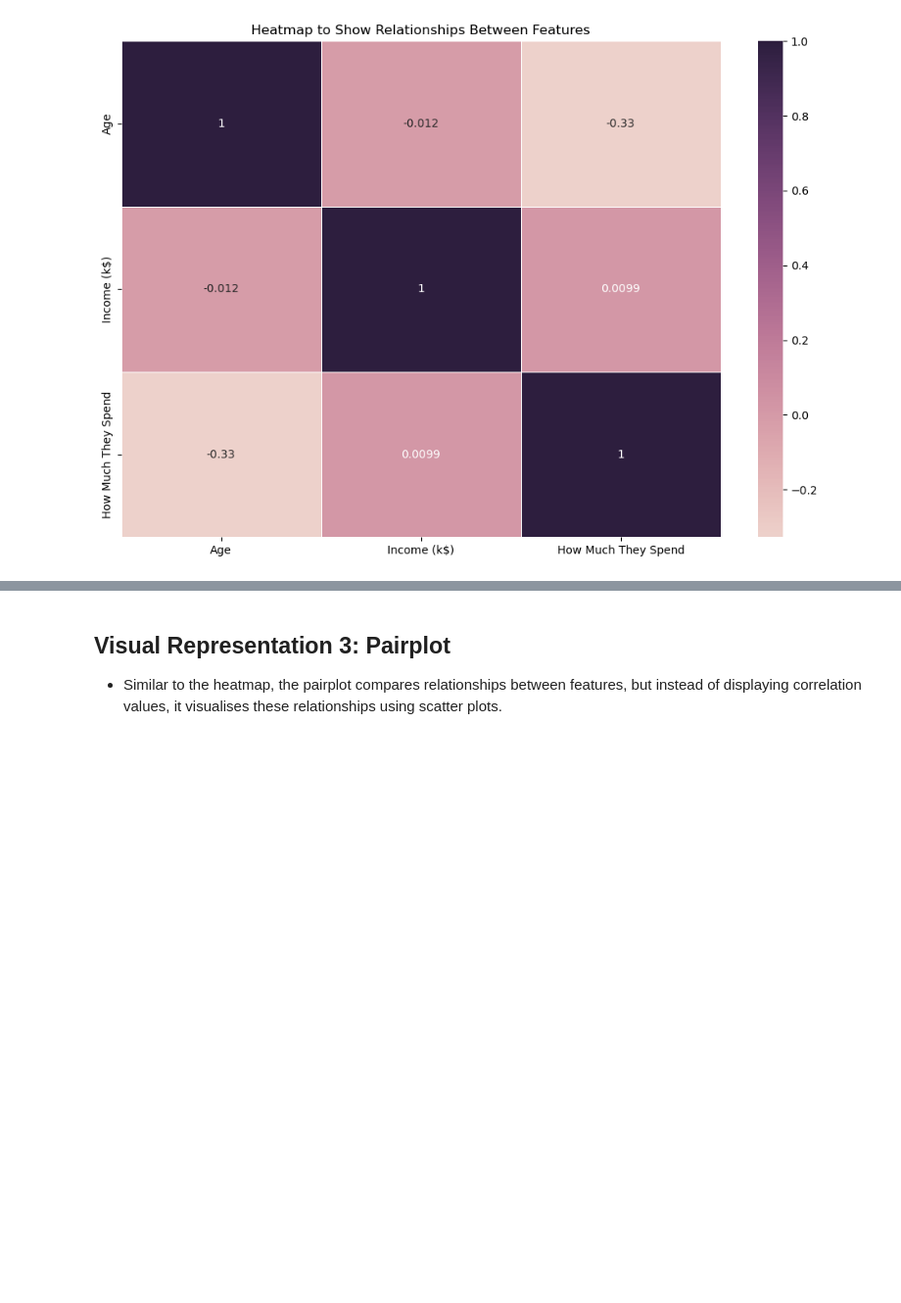
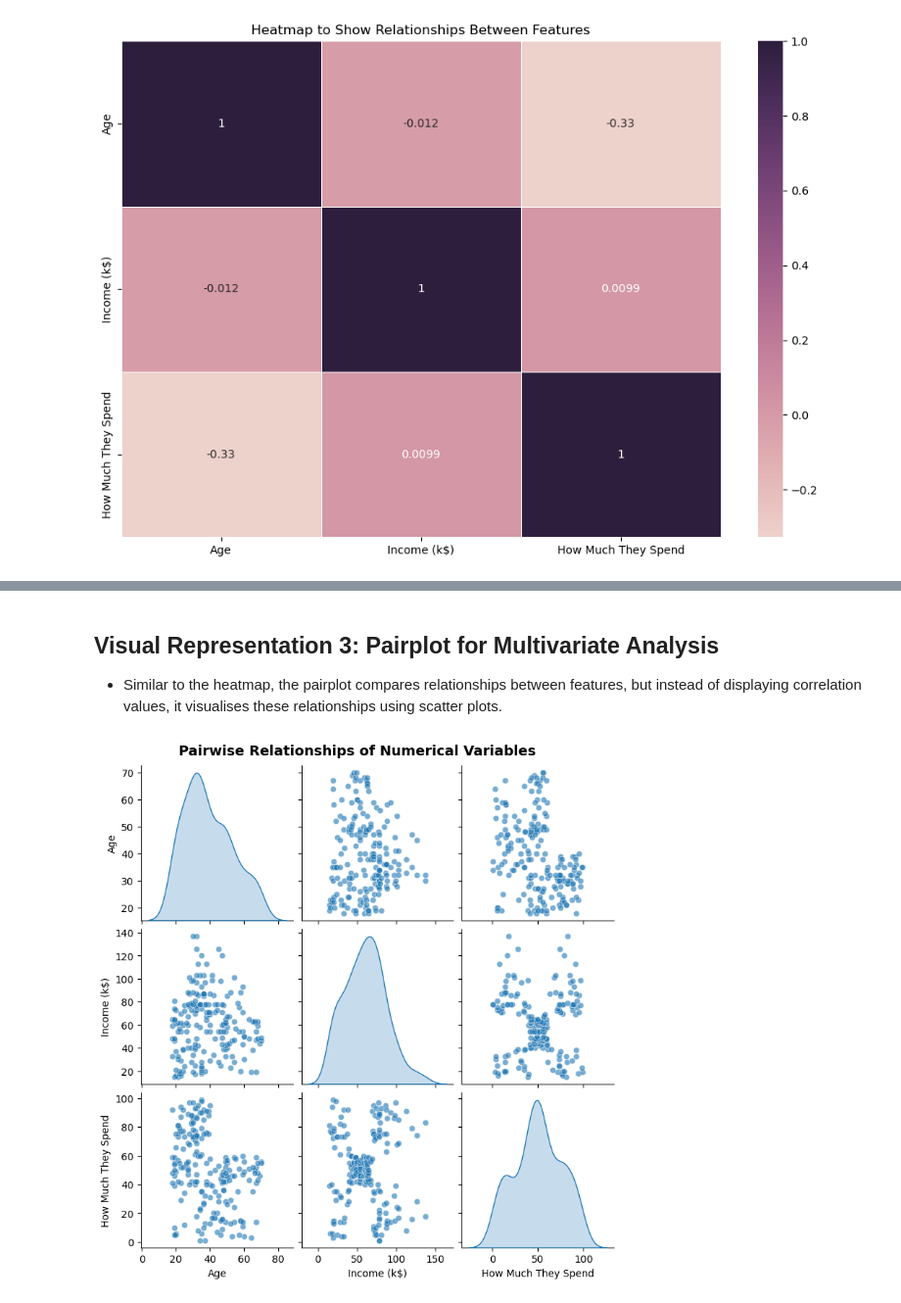
Before and after one commit to Cayden08/AIML, a Jupyter notebook: CA2/p2510893_CA2_PartA_Cayden.ipynb, the cells around one changed output, grey strips where cells are left out. Shown at 98% size. Drawn from its saved outputs; the diff is of its cells as text; code cells hidden in the pictures; blank space fills up the shorter version.

Commit message:
finished pairplot and its insights

```diff
--- a/CA2/p2510893_CA2_PartA_Cayden.ipynb
+++ b/CA2/p2510893_CA2_PartA_Cayden.ipynb
@@ -284,5 +284,20 @@ plt.show()
 
 Overall, no relationship between a pair of features exhibits a strong correlation be it positive or negative, indicating low linear relationship (multicollinearity) in the dataset. This highlights that the change in one feature does not affect the change in other features.
 # %% [markdown]
-## **Visual Representation 3:** Pairplot
+## **Visual Representation 3:** Pairplot for Multivariate Analysis
 - Similar to the heatmap, the pairplot compares relationships between features, but instead of displaying correlation values, it visualises these relationships using scatter plots.
+# %%
+# include relevant numerical columns for pairwise relationships
+numerical_cols = ['Age', 'Income (k$)', 'How Much They Spend']
+
+# sns.set(style="whitegrid", font_scale=1.1) Different styling jsut in case
+
+
+pairplot_cols = ['Age', 'Income (k$)', 'How Much They Spend']
+sns.pairplot(customer_df[pairplot_cols], diag_kind='kde', plot_kws={'alpha': 0.6}) # still thinking whether to use corner=True
+
+plt.suptitle('Pairwise Relationships of Numerical Variables', y=1.02, fontsize=14, fontweight='bold')
+plt.grid(True)
+plt.show()
+# %% [output]
+[figure, added]
```
Also changed, not shown: parts of 3 cells of this notebook.
